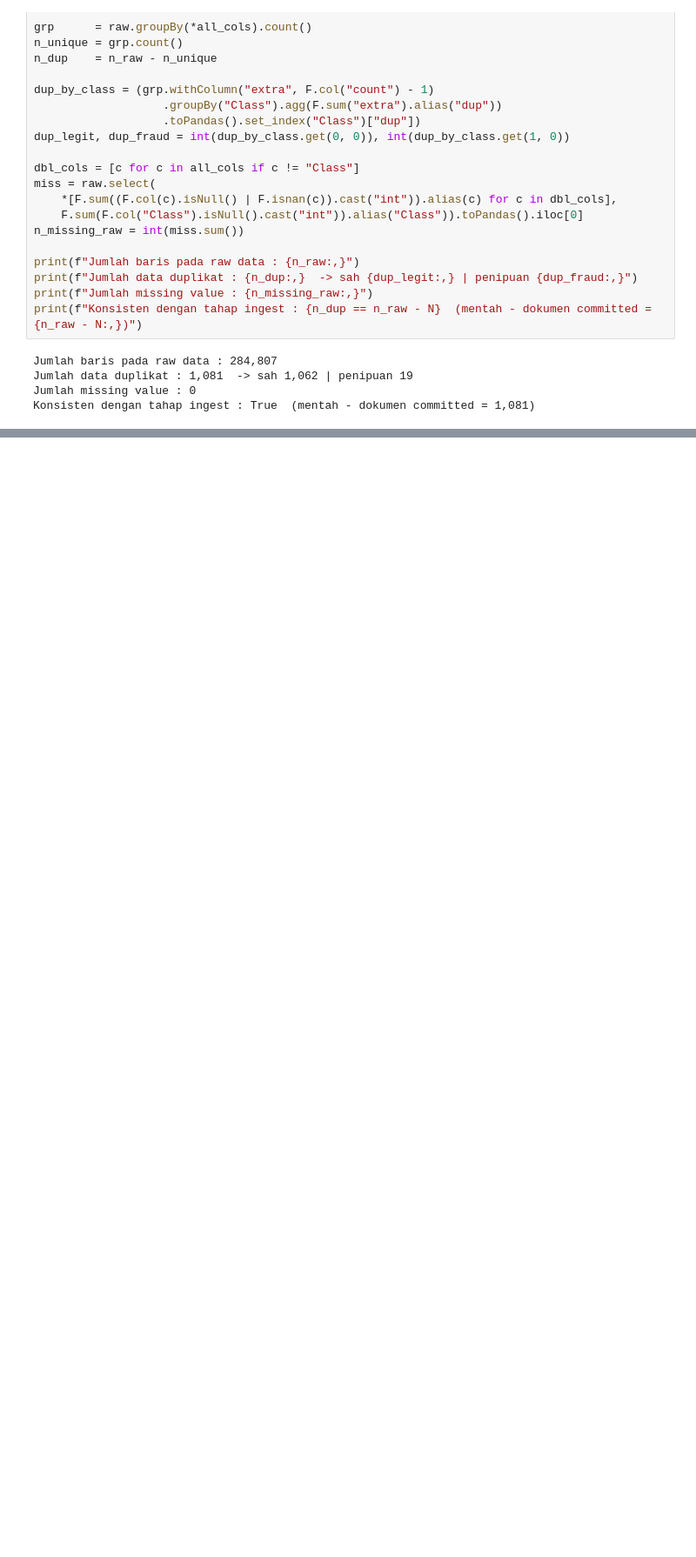
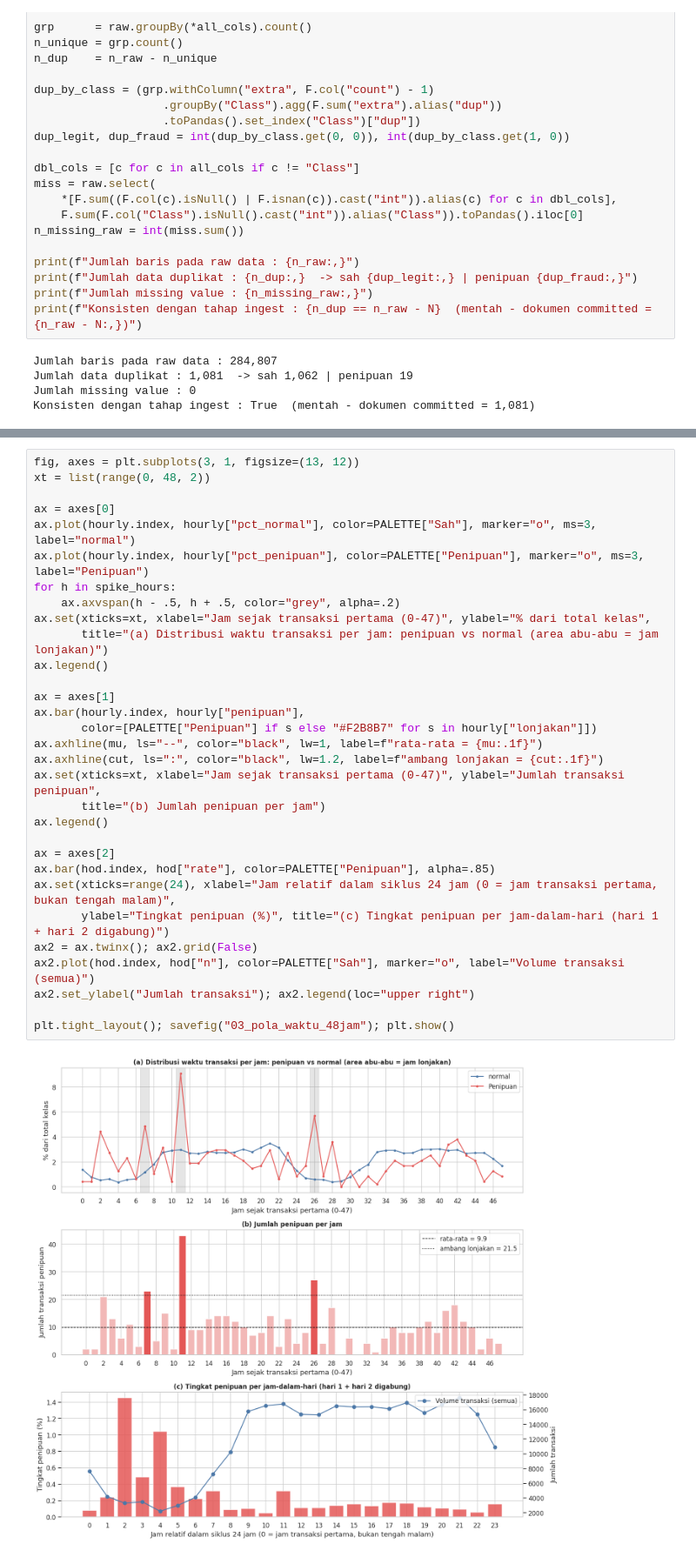
Before and after one commit to 157-Fadina/REPO-KELOMPOK04-MAHADATA, a Jupyter notebook: Kelompok04_Mahadata_M09.ipynb, the cells around one changed output, grey strips where cells are left out. Shown at 87% size. Saved outputs shown, nothing was run; the diff lists cells and outputs as text; blank space fills up the shorter version.

```diff
--- a/Kelompok04_Mahadata_M09.ipynb
+++ b/Kelompok04_Mahadata_M09.ipynb
@@ -588,0 +697,33 @@ show_table(tabel_masalah)
+# %%
+fig, axes = plt.subplots(3, 1, figsize=(13, 12))
+xt = list(range(0, 48, 2))
+
+ax = axes[0]
+ax.plot(hourly.index, hourly["pct_normal"], color=PALETTE["Sah"], marker="o", ms=3, label="normal")
+ax.plot(hourly.index, hourly["pct_penipuan"], color=PALETTE["Penipuan"], marker="o", ms=3, label="Penipuan")
+for h in spike_hours:
+    ax.axvspan(h - .5, h + .5, color="grey", alpha=.2)
+ax.set(xticks=xt, xlabel="Jam sejak transaksi pertama (0-47)", ylabel="% dari total kelas",
+       title="(a) Distribusi waktu transaksi per jam: penipuan vs normal (area abu-abu = jam lonjakan)")
+ax.legend()
+
+ax = axes[1]
+ax.bar(hourly.index, hourly["penipuan"],
+       color=[PALETTE["Penipuan"] if s else "#F2B8B7" for s in hourly["lonjakan"]])
+ax.axhline(mu, ls="--", color="black", lw=1, label=f"rata-rata = {mu:.1f}")
+ax.axhline(cut, ls=":", color="black", lw=1.2, label=f"ambang lonjakan = {cut:.1f}")
+ax.set(xticks=xt, xlabel="Jam sejak transaksi pertama (0-47)", ylabel="Jumlah transaksi penipuan",
+       title="(b) Jumlah penipuan per jam")
+ax.legend()
+
+ax = axes[2]
+ax.bar(hod.index, hod["rate"], color=PALETTE["Penipuan"], alpha=.85)
+ax.set(xticks=range(24), xlabel="Jam relatif dalam siklus 24 jam (0 = jam transaksi pertama, bukan tengah malam)",
+       ylabel="Tingkat penipuan (%)", title="(c) Tingkat penipuan per jam-dalam-hari (hari 1 + hari 2 digabung)")
+ax2 = ax.twinx(); ax2.grid(False)
+ax2.plot(hod.index, hod["n"], color=PALETTE["Sah"], marker="o", label="Volume transaksi (semua)")
+ax2.set_ylabel("Jumlah transaksi"); ax2.legend(loc="upper right")
+
+plt.tight_layout(); savefig("03_pola_waktu_48jam"); plt.show()
+# %% [output]
+[figure, added]
```
Also changed, not shown: parts of 10 cells of this notebook.
